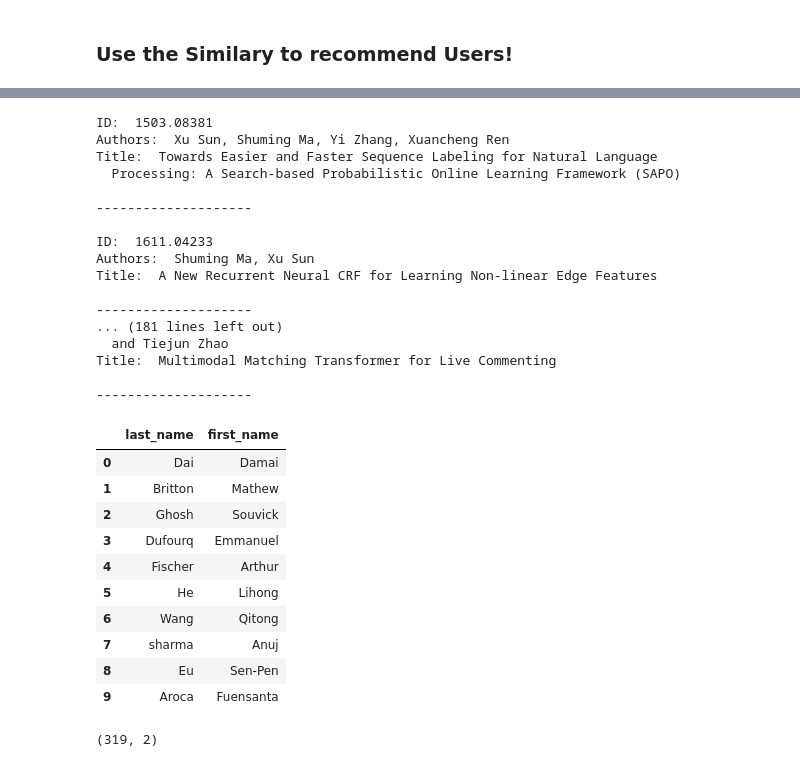
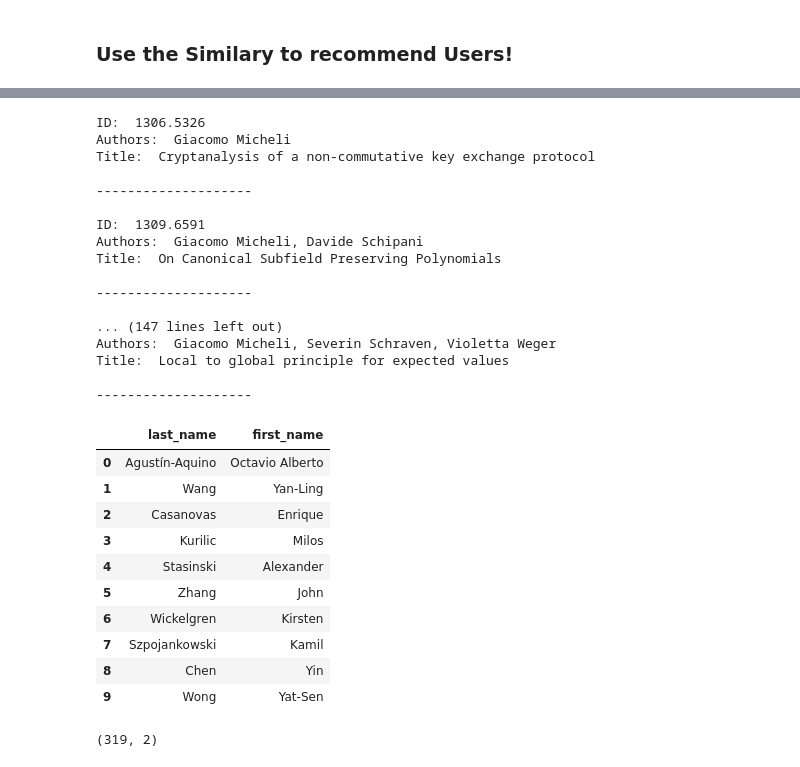
Before and after one commit to malvo06/Recsys-arXiv, a Jupyter notebook: Similar Authors.ipynb, the cells around one changed output, grey strips where cells are left out. Drawn from its saved outputs; the diff is of its cells as text; code cells hidden in the pictures.

Commit message:
Search by user name!

```diff
--- a/Similar Authors.ipynb
+++ b/Similar Authors.ipynb
@@ -115,7 +116,7 @@ author_data.sample()
 | 374818 | micheligiacomo | [1306.5326, 1309.6591, 1311.1442,... | [cs.CR, cs.IT, math.IT, math.CO, ... | 26 | 9 |
 # %%
 # verifying if results have a known author
-for ID in author_data.loc[487714, 'Articles']:
+for ID in author_data.loc[374818, 'Articles']:
     print('ID: ', ID)
     print('Authors: ', list(article_data[article_data.id == ID].authors)[0])
     #print('Authors: ', list(article_data[article_data.id == ID].authors_parsed)[0])
@@ -124,21 +125,21 @@ for ID in author_data.loc[487714, 'Articles']:
     print('--------------------')
     print()
 # %% [output]
-ID:  1503.08381
-Authors:  Xu Sun, Shuming Ma, Yi Zhang, Xuancheng Ren
-Title:  Towards Easier and Faster Sequence Labeling for Natural Language
-  Processing: A Search-based Probabilistic Online Learning Framework (SAPO)
+ID:  1306.5326
+Authors:  Giacomo Micheli
+Title:  Cryptanalysis of a non-commutative key exchange protocol
 
 --------------------
 
-ID:  1611.04233
-Authors:  Shuming Ma, Xu Sun
-Title:  A New Recurrent Neural CRF for Learning Non-linear Edge Features
+ID:  1309.6591
+Authors:  Giacomo Micheli, Davide Schipani
+Title:  On Canonical Subfield Preserving Polynomials
 
 --------------------
-... (181 lines left out)
-  and Tiejun Zhao
-Title:  Multimodal Matching Transformer for Live Commenting
+
+... (147 lines left out)
+Authors:  Giacomo Micheli, Severin Schraven, Violetta Weger
+Title:  Local to global principle for expected values
 
 --------------------
 # %%
@@ -150,9 +151,16 @@ def abstract_similarity(from_ids, text_vectorized):
     df.sort_values(by = 'similarity_score', ascending = False, inplace = True)
 
     return df.iloc[0:11]
+
+def name2user(last_name, first_name):
+    name = re.sub('[^a-z]', '', (last_name + first_name).lower())
+    idx = author_data.index[author_data['Authors'] == name].tolist()
+    return idx[0]
 # %%
-def similar_authors(user, num_authors, text_vectorized):
+def similar_authors(last_name, first_name, num_authors, text_vectorized):
     #user = 5857
+
+    user = name2user(last_name, first_name)
     top_papers = []
     num_art = author_data.loc[user, 'Num_Articles']
 
@@ -200,19 +208,19 @@ def similar_authors(user, num_authors, text_vectorized):
     return sim_authors.iloc[0:NUM_OF_AUTHORS, 0:2]
 #sim_authors.head(NUM_OF_AUTHORS)
 # %%
-similar_authors(487714, 10, text_vectorized)
+similar_authors('Micheli', 'Giacomo', 10, text_vectorized)
 # %% [output]
 |  | last_name | first_name |
-| 0 | Dai | Damai |
-| 1 | Britton | Mathew |
-| 2 | Ghosh | Souvick |
-| 3 | Dufourq | Emmanuel |
-| 4 | Fischer | Arthur |
-| 5 | He | Lihong |
-| 6 | Wang | Qitong |
-| 7 | sharma | Anuj |
-| 8 | Eu | Sen-Pen |
-| 9 | Aroca | Fuensanta |
+| 0 | Agustín-Aquino | Octavio Alberto |
+| 1 | Wang | Yan-Ling |
+| 2 | Casanovas | Enrique |
+| 3 | Kurilic | Milos |
+| 4 | Stasinski | Alexander |
+| 5 | Zhang | John |
+| 6 | Wickelgren | Kirsten |
+| 7 | Szpojankowski | Kamil |
+| 8 | Chen | Yin |
+| 9 | Wong | Yat-Sen |
 # %%
 user = 487714
 top_papers = []
```
Also changed, not shown: parts of 1 cell of this notebook.
